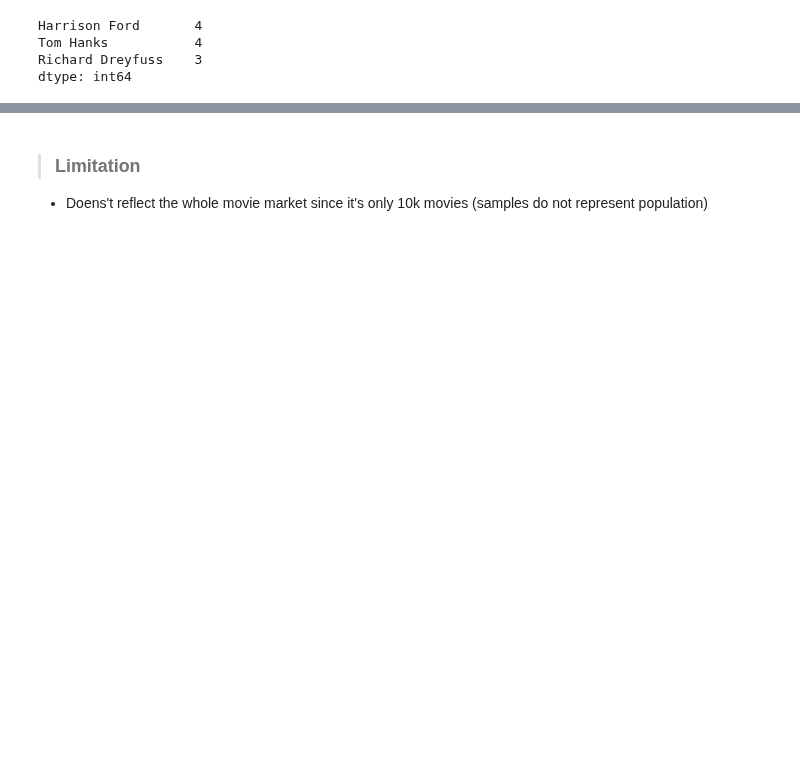
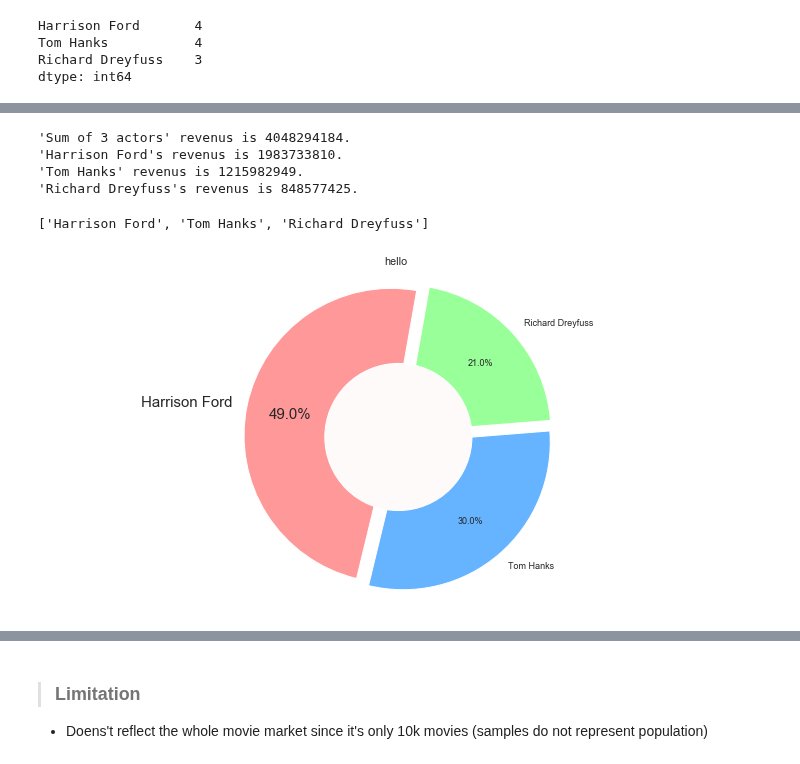
Before and after one commit to Steve-Choi/DAND, a Jupyter notebook: investigate-a-dataset/tmdb_project.ipynb, the cells around one changed output, grey strips where cells are left out. Cells and saved outputs as stored; diff of their text form; code cells hidden in the pictures; blank space fills up the shorter version.

```diff
--- a/investigate-a-dataset/tmdb_project.ipynb
+++ b/investigate-a-dataset/tmdb_project.ipynb
@@ -744,2 +754,55 @@ dtype: bool
+# %%
+# total revenue from 3 actors and individually
+fav_rev = temp['revenue'].sum()
+
+# lambda function for each individual actor's revnue
+name_rev = lambda name : temp[temp['cast'].str.contains(name)]['revenue'].sum()
+
+harrison_rev = name_rev('Harrison Ford')
+tom_rev = name_rev('Tom Hanks')
+richard_rev = name_rev('Richard Dreyfuss')
+
+print("'Sum of 3 actors' revenus is {}.\n\
+'Harrison Ford's revenus is {}.\n\
+'Tom Hanks' revenus is {}.\n\
+'Richard Dreyfuss's revenus is {}.".format(fav_rev, harrison_rev, tom_rev, richard_rev))
+# %% [output]
+'Sum of 3 actors' revenus is 4048294184.
+'Harrison Ford's revenus is 1983733810.
+'Tom Hanks' revenus is 1215982949.
+'Richard Dreyfuss's revenus is 848577425.
+# %%
+df_q5_cast.index.to_list()
+# %% [output]
+['Harrison Ford', 'Tom Hanks', 'Richard Dreyfuss']
+# %%
+# Pie chart
+labels = df_q5_cast.index.to_list()
+sizes = [harrison_rev, tom_rev, richard_rev]
+
+#colors
+colors = ['#ff9999','#66b3ff','#99ff99','#ffcc99']
+
+#explsion
+explode = (0.05,0.05,0.05)
+
+fig1, ax1 = plt.subplots(figsize=(10,5))
+patches, texts, autotexts = plt.pie(sizes, colors = colors, labels=labels, autopct='%1.1f%%',
+                            startangle=80, pctdistance=0.7, explode = explode)
+
+texts[0].set_fontsize(15)
+autotexts[0].set_fontsize(15)
+
+#draw circle
+centre_circle = plt.Circle((0,0),0.50,fc='snow')
+fig = plt.gcf()
+fig.gca().add_artist(centre_circle)
+
+# Equal aspect ratio ensures that pie is drawn as a circle
+ax1.axis('equal')
+plt.tight_layout()
+fig1 = plt.title('hello')
+# %% [output]
+[figure, added]
 # %% [markdown]
 > ## Conclusion
```
Also changed, not shown: parts of 12 cells of this notebook.
